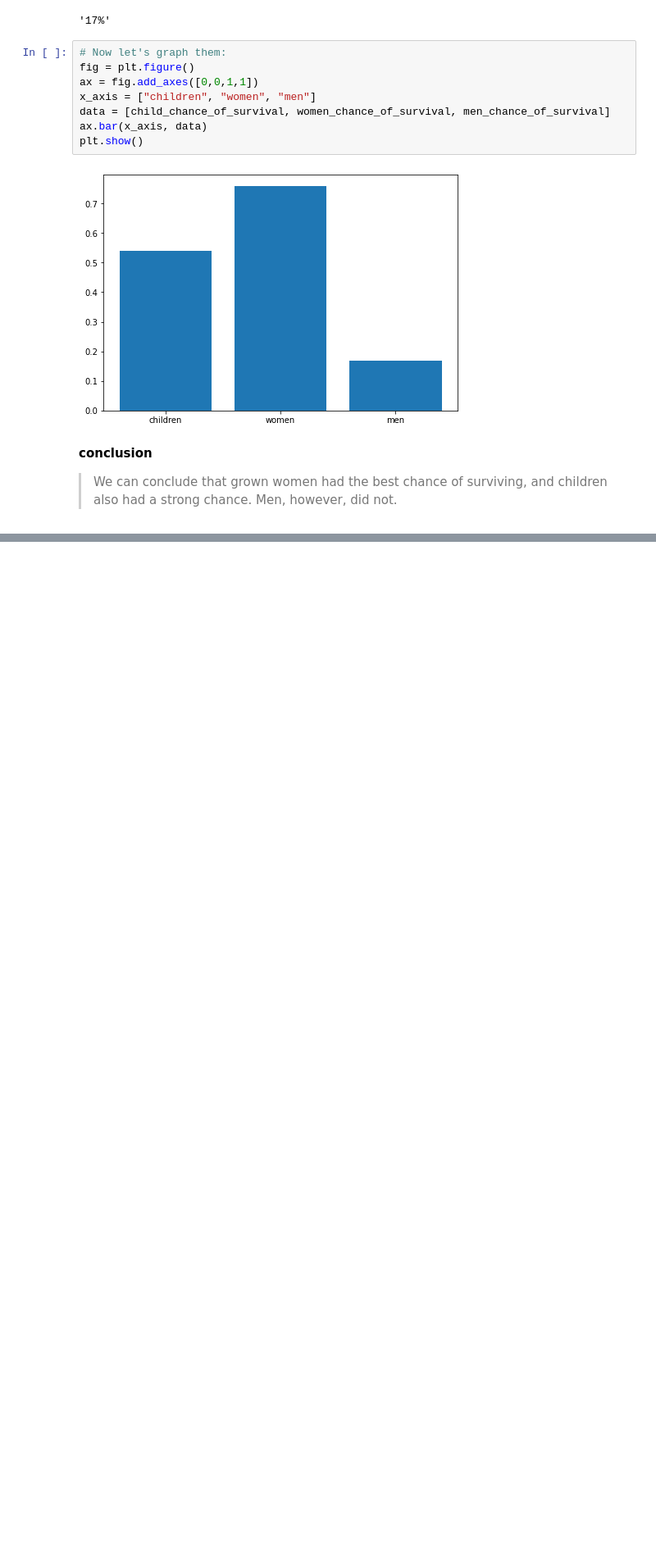
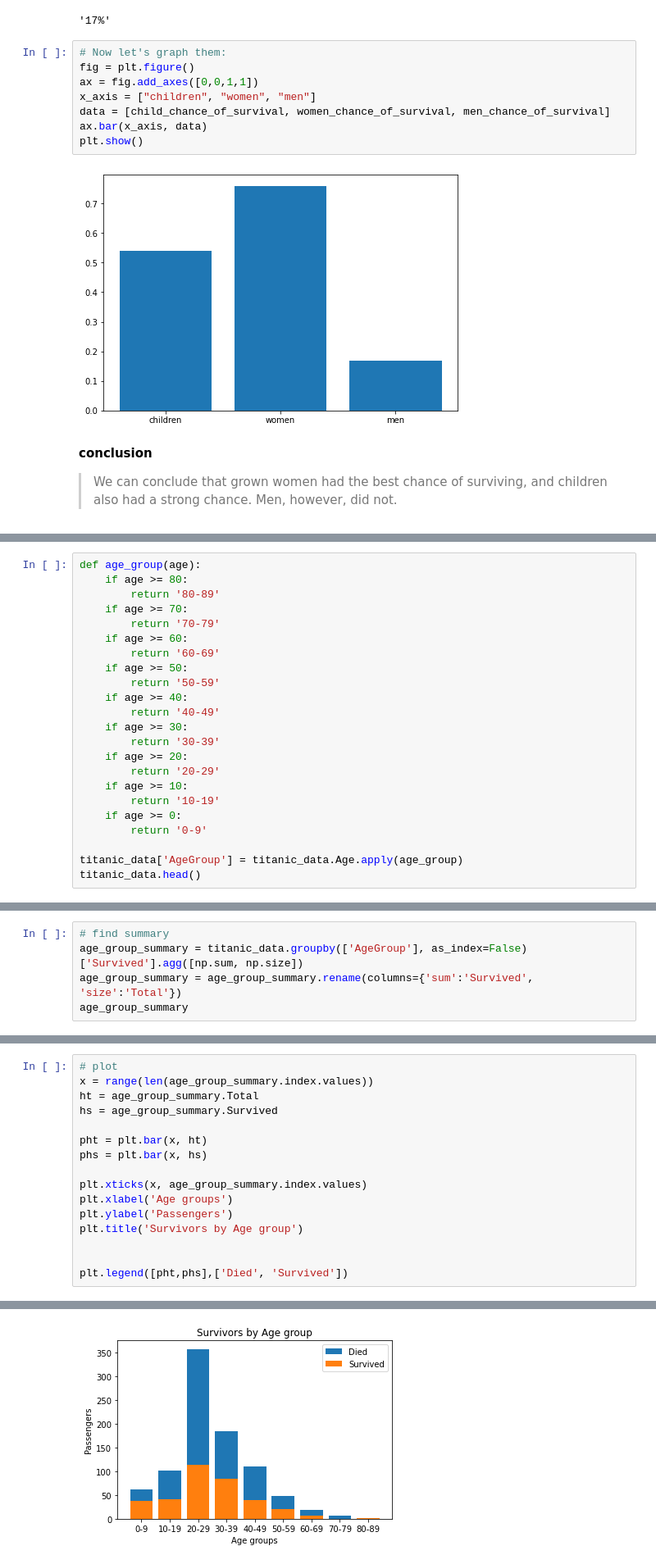
Before and after one commit to Douglous-Sobei/Titanic_Data_anaysis_project, a Jupyter notebook: titanic_data.ipynb, the cells around one changed output, grey strips where cells are left out. Shown at 82% size. Drawn from its saved outputs; the diff is of its cells as text; blank space fills up the shorter version.

```diff
--- a/titanic_data.ipynb
+++ b/titanic_data.ipynb
@@ -300,0 +352,23 @@ plt.show()
+# %%
+def age_group(age):
+    if age >= 80:
+        return '80-89'
+    if age >= 70:
+        return '70-79'
+    if age >= 60:
+        return '60-69'
+    if age >= 50:
+        return '50-59'
+    if age >= 40:
+        return '40-49'
+    if age >= 30:
+        return '30-39'
+    if age >= 20:
+        return '20-29'
+    if age >= 10:
+        return '10-19'
+    if age >= 0:
+        return '0-9'
+
+titanic_data['AgeGroup'] = titanic_data.Age.apply(age_group)
+titanic_data.head()
@@ -300,0 +382,5 @@ plt.show()
+# %%
+# find summary
+age_group_summary = titanic_data.groupby(['AgeGroup'], as_index=False)['Survived'].agg([np.sum, np.size])
+age_group_summary = age_group_summary.rename(columns={'sum':'Survived', 'size':'Total'})
+age_group_summary
@@ -300,0 +399,17 @@ plt.show()
+# %%
+# plot
+x = range(len(age_group_summary.index.values))
+ht = age_group_summary.Total
+hs = age_group_summary.Survived
+
+pht = plt.bar(x, ht)
+phs = plt.bar(x, hs)
+
+plt.xticks(x, age_group_summary.index.values)
+plt.xlabel('Age groups')
+plt.ylabel('Passengers')
+plt.title('Survivors by Age group')
+
+
+plt.legend([pht,phs],['Died', 'Survived'])
+# %% [output]
@@ -300,0 +417 @@ plt.show()
+[figure, added]
```
Also changed, not shown: parts of 18 cells of this notebook.
